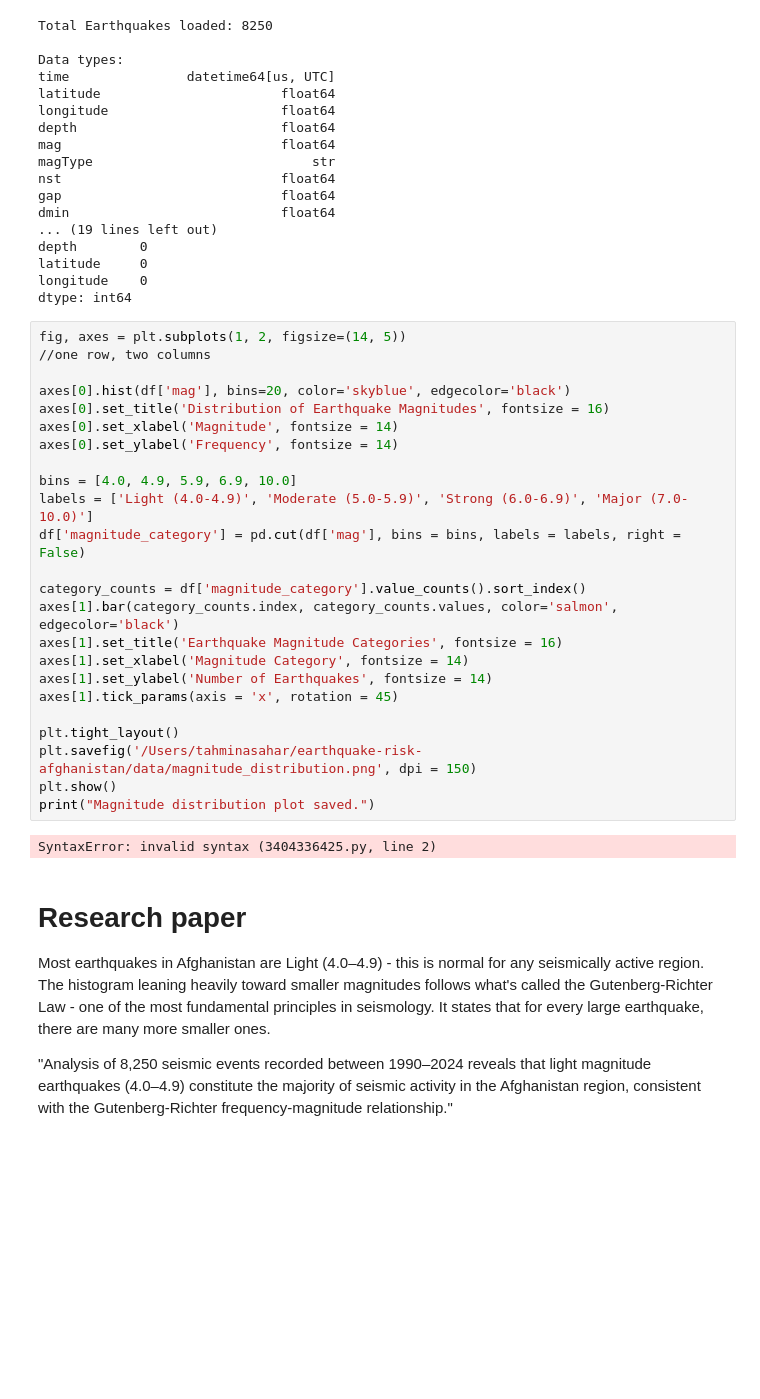
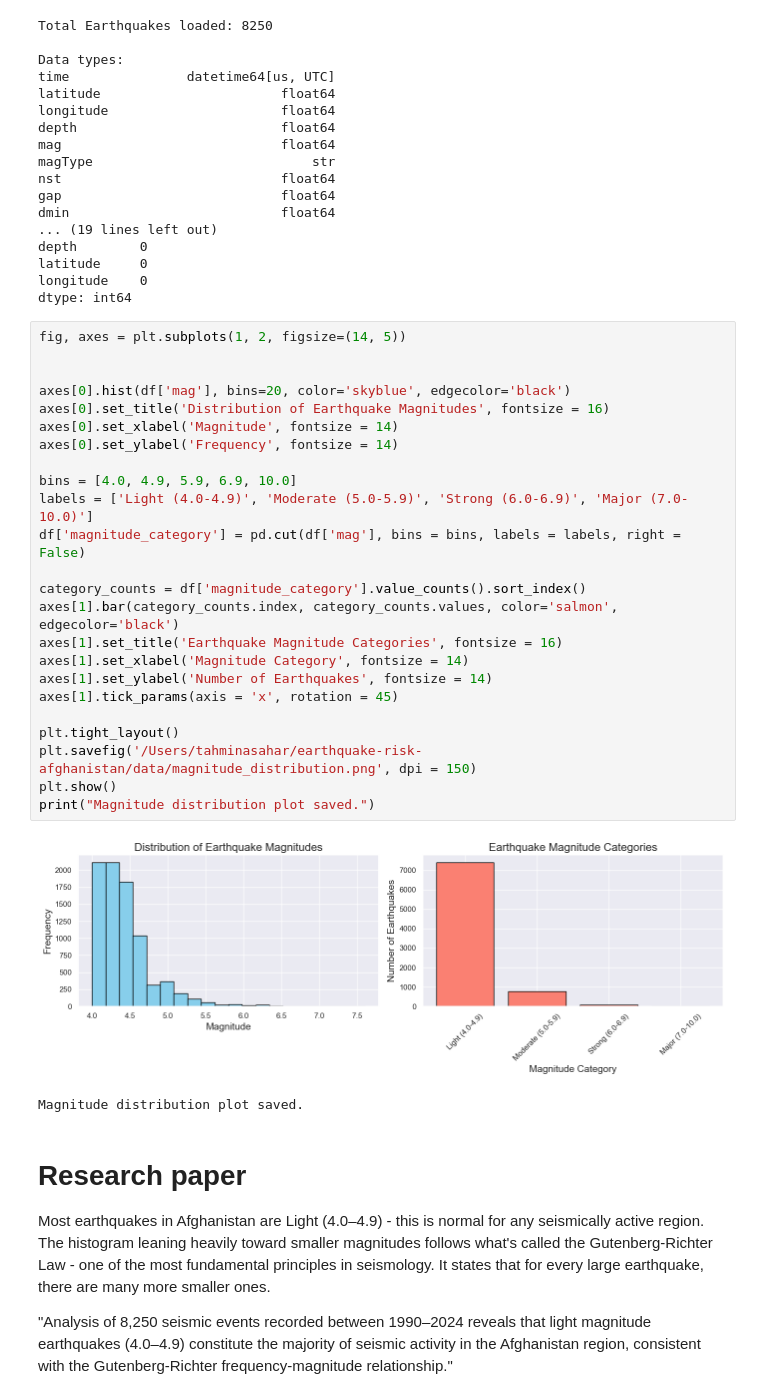
Before and after one commit to tahmina-07/earthquake-risk-afghanistan, a Jupyter notebook: notebooks/02_exploratory_analysis.ipynb, the cells around one changed output. Saved outputs shown, nothing was run; the diff lists cells and outputs as text; blank space fills up the shorter version.

```diff
--- a/notebooks/02_exploratory_analysis.ipynb
+++ b/notebooks/02_exploratory_analysis.ipynb
@@ -45,30 +45,31 @@ longitude    0
 dtype: int64
 # %%
 fig, axes = plt.subplots(1, 2, figsize=(14, 5))
-//one row, two columns
+
 
 axes[0].hist(df['mag'], bins=20, color='skyblue', edgecolor='black')
 axes[0].set_title('Distribution of Earthquake Magnitudes', fontsize = 16)
 axes[0].set_xlabel('Magnitude', fontsize = 14)
 axes[0].set_ylabel('Frequency', fontsize = 14)
 
 bins = [4.0, 4.9, 5.9, 6.9, 10.0]
 labels = ['Light (4.0-4.9)', 'Moderate (5.0-5.9)', 'Strong (6.0-6.9)', 'Major (7.0-10.0)']
 df['magnitude_category'] = pd.cut(df['mag'], bins = bins, labels = labels, right = False)
 
 category_counts = df['magnitude_category'].value_counts().sort_index()
 axes[1].bar(category_counts.index, category_counts.values, color='salmon', edgecolor='black')
 axes[1].set_title('Earthquake Magnitude Categories', fontsize = 16)
 axes[1].set_xlabel('Magnitude Category', fontsize = 14)
 axes[1].set_ylabel('Number of Earthquakes', fontsize = 14)
 axes[1].tick_params(axis = 'x', rotation = 45)
 
 plt.tight_layout()
 plt.savefig('/Users/tahminasahar/earthquake-risk-afghanistan/data/magnitude_distribution.png', dpi = 150)
 plt.show()
 print("Magnitude distribution plot saved.")
 # %% [output]
+[figure, added]
-SyntaxError: invalid syntax (3404336425.py, line 2)
+Magnitude distribution plot saved.
 # %% [markdown]
 # Research paper
 Most earthquakes in Afghanistan are Light (4.0–4.9) - this is normal for any seismically active region. The histogram leaning heavily toward smaller magnitudes follows what's called the Gutenberg-Richter Law - one of the most fundamental principles in seismology. It states that for every large earthquake, there are many more smaller ones.
```
Also changed, not shown: parts of 3 cells of this notebook, 1 other file.
